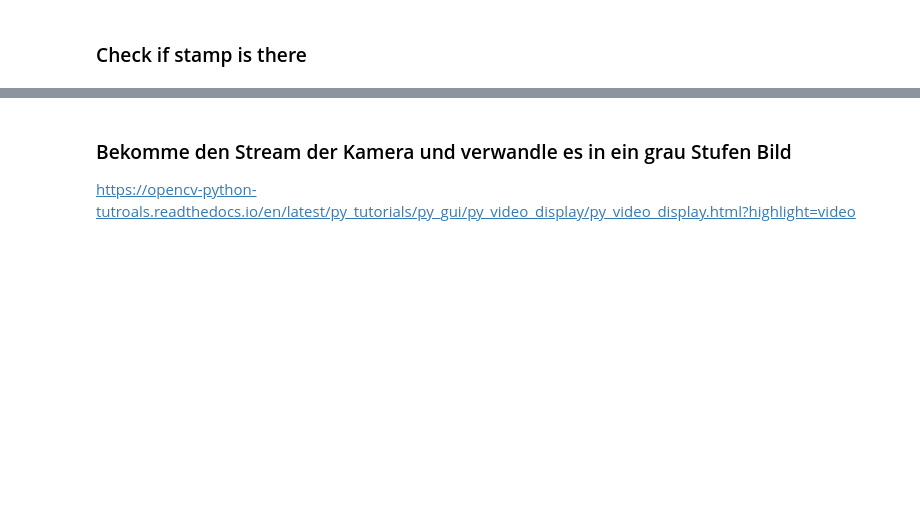
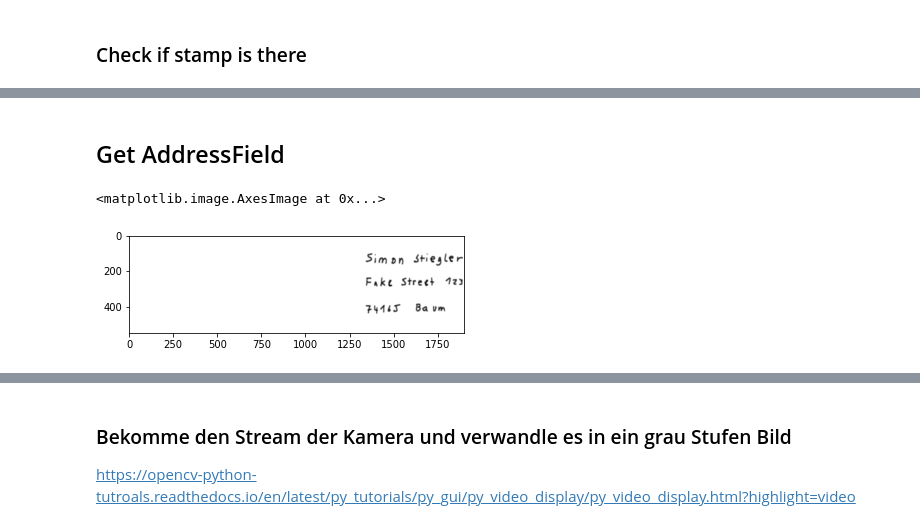
Before and after one commit to SimonStiegler/CRV_Postleitzahlerkennung, a Jupyter notebook: Programm.ipynb, the cells around one changed output, grey strips where cells are left out. Drawn from its saved outputs; the diff is of its cells as text; code cells hidden in the pictures; blank space fills up the shorter version.

```diff
--- a/Programm.ipynb
+++ b/Programm.ipynb
@@ -184,0 +185,15 @@ error: OpenCV(3.4.2) C:\Miniconda3\conda-bld\opencv-suite_1534379934306\work\mod
+# %% [markdown]
+## Get AddressField
+# %%
+height, width = letter.shape
+pixelMargin = margin*pixelPerMM
+addressField = letter.copy()
+startX = int(pixelMargin)
+endX = int(width-pixelMargin)
+startY = int(stampZone[1]*pixelPerMM)
+endY = int(height-pixelMargin)
+addressField = addressField[startY:endY,startX:endX]
+plt.imshow(addressField, cmap="gray")
+# %% [output]
+<matplotlib.image.AxesImage at 0x...>
+[figure, added]
```
Also changed, not shown: parts of 7 cells of this notebook.
